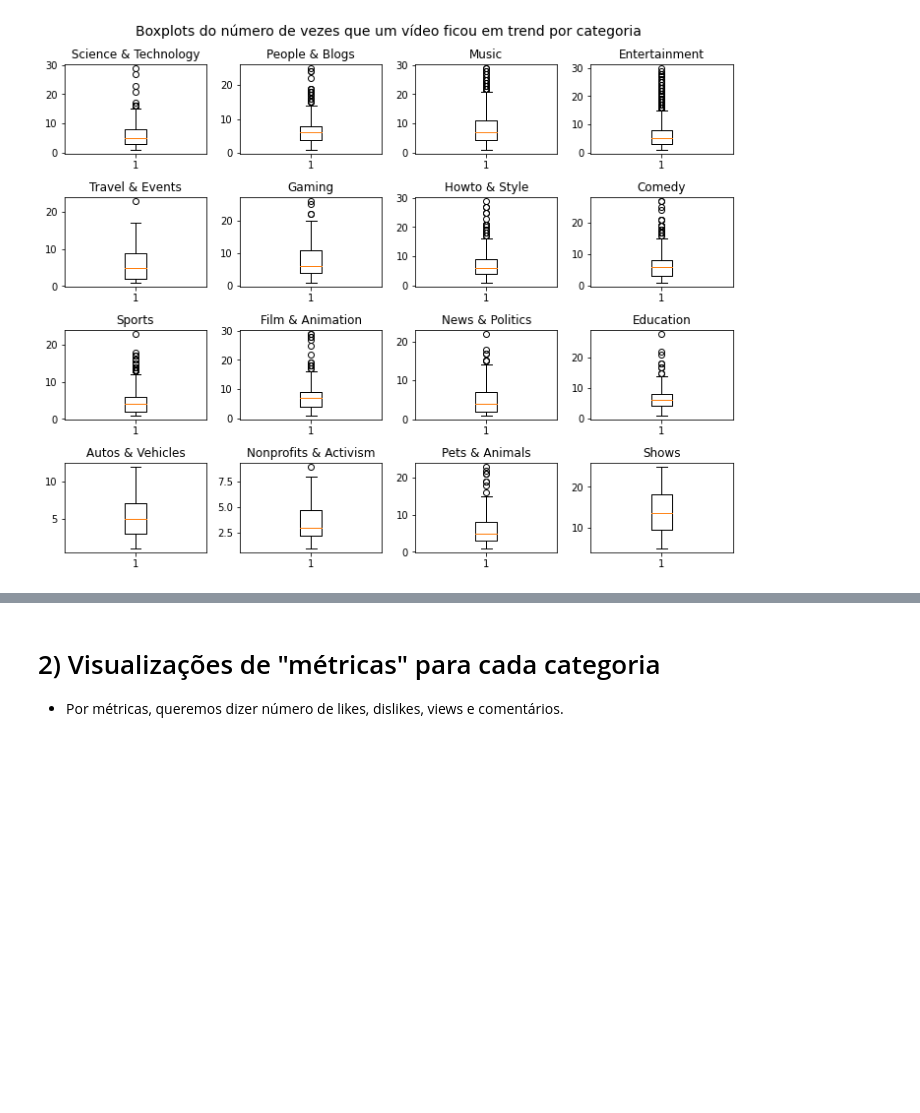
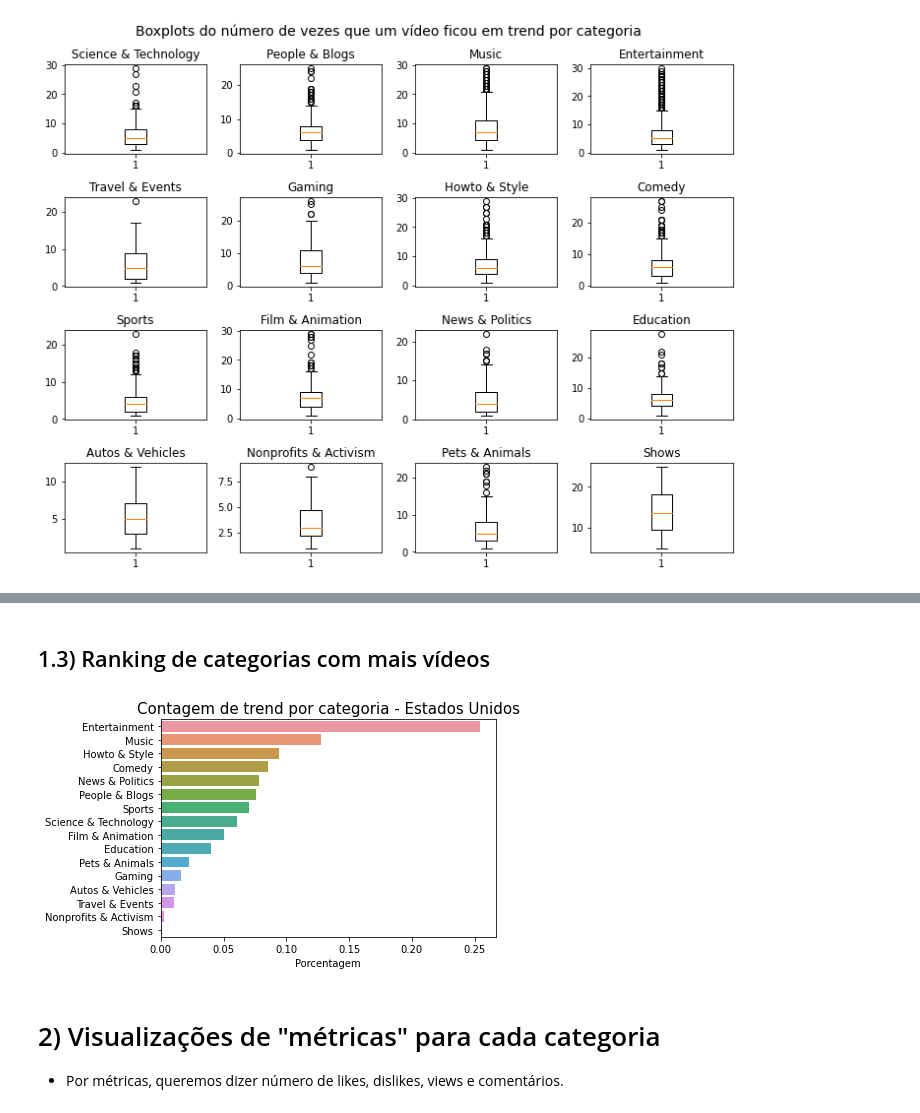
Before and after one commit to ThiagoPoppe/youtube-visualization, a Jupyter notebook: notebooks/analise_categorias.ipynb, the cells around one changed output, grey strips where cells are left out. Saved outputs shown, nothing was run; the diff lists cells and outputs as text; code cells hidden in the pictures; blank space fills up the shorter version.

```diff
--- a/notebooks/analise_categorias.ipynb
+++ b/notebooks/analise_categorias.ipynb
@@ -91,3 +94,26 @@ plt.show()
+# %% [markdown]
+## 1.3) Ranking de categorias com mais vídeos
+# %%
+use_percentage = True
+country_code, country_name = 'US', 'Estados Unidos'
+
+data = load_data(country_code)
+
+video_counts = data.groupby('category_name')['title'].unique()
+for i in range(len(video_counts)):
+    video_counts.iloc[i] = len(video_counts.iloc[i])
+
+if use_percentage:
+    video_counts = (video_counts / sum(video_counts))
+
+video_counts = video_counts.sort_values(ascending=False)
+plt.title(f'Contagem de trend por categoria - {country_name}', fontsize=15)
+sns.barplot(x=video_counts.values, y=video_counts.index)
+plt.ylabel(None)
+plt.xlabel('Porcentagem' if use_percentage else 'Número de vídeos')
+plt.show()
+# %% [output]
+[figure, added]
 # %% [markdown]
 # 2) Visualizações de "métricas" para cada categoria
 
```
Also changed, not shown: parts of 12 cells of this notebook, 2 other files.
